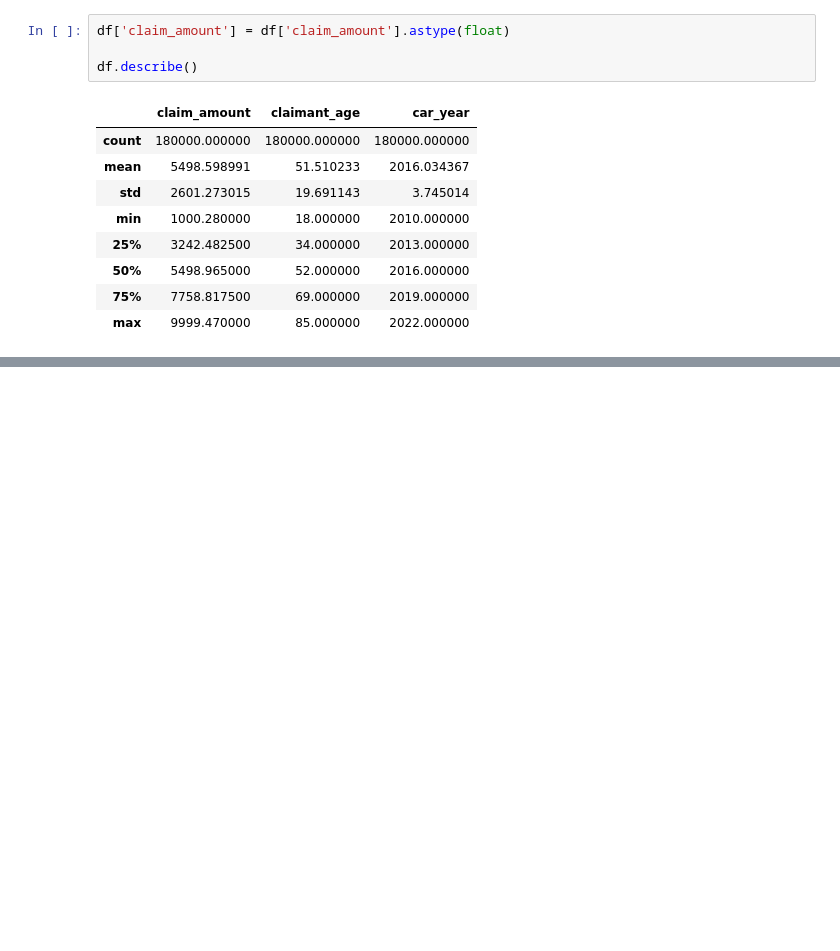
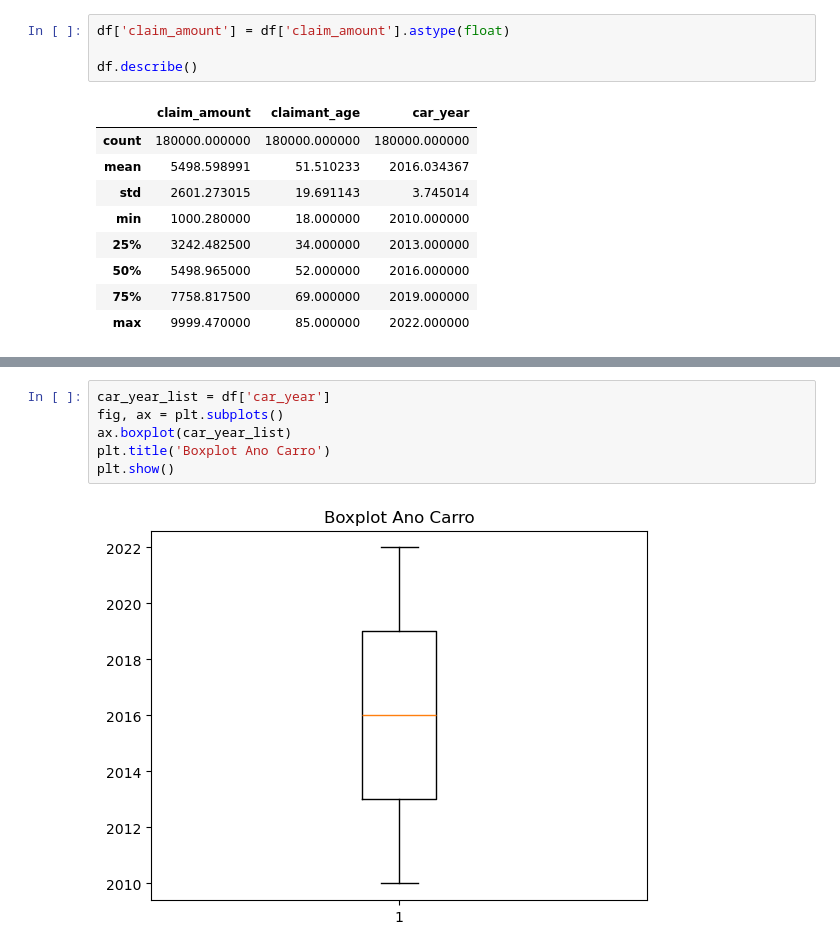
Before and after one commit to letciacandido/Process-Mining_Seguradora, a Jupyter notebook: notebook/analiselog.ipynb, the cells around one changed output, grey strips where cells are left out. Drawn from its saved outputs; the diff is of its cells as text; blank space fills up the shorter version.

```diff
--- a/notebook/analiselog.ipynb
+++ b/notebook/analiselog.ipynb
@@ -66,0 +228,8 @@ display(df['activity_name'].unique())
+# %%
+car_year_list = df['car_year']
+fig, ax = plt.subplots()
+ax.boxplot(car_year_list)
+plt.title('Boxplot Ano Carro')
+plt.show()
+# %% [output]
+[figure, added]
```
Also changed, not shown: parts of 11 cells of this notebook, 4 other files.
